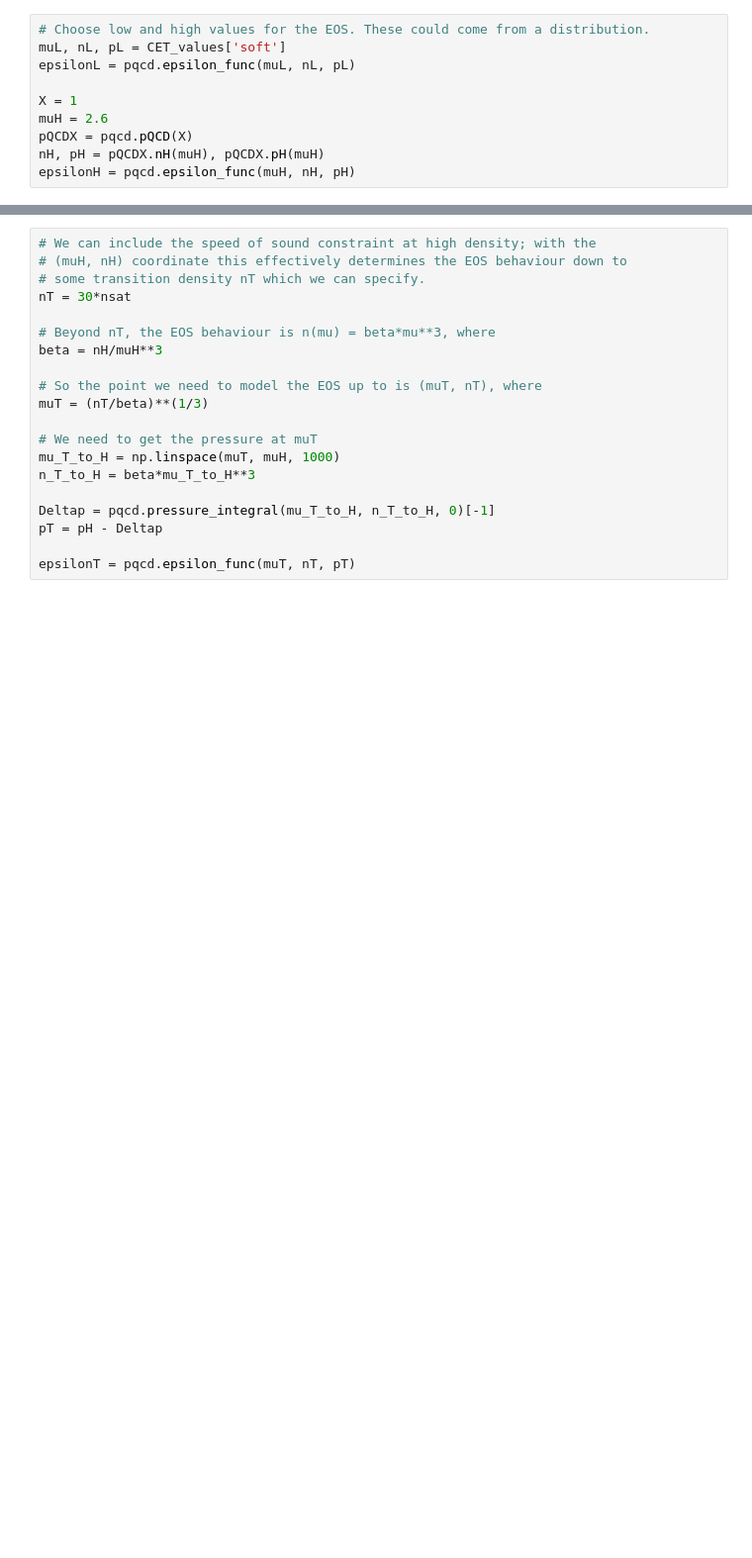
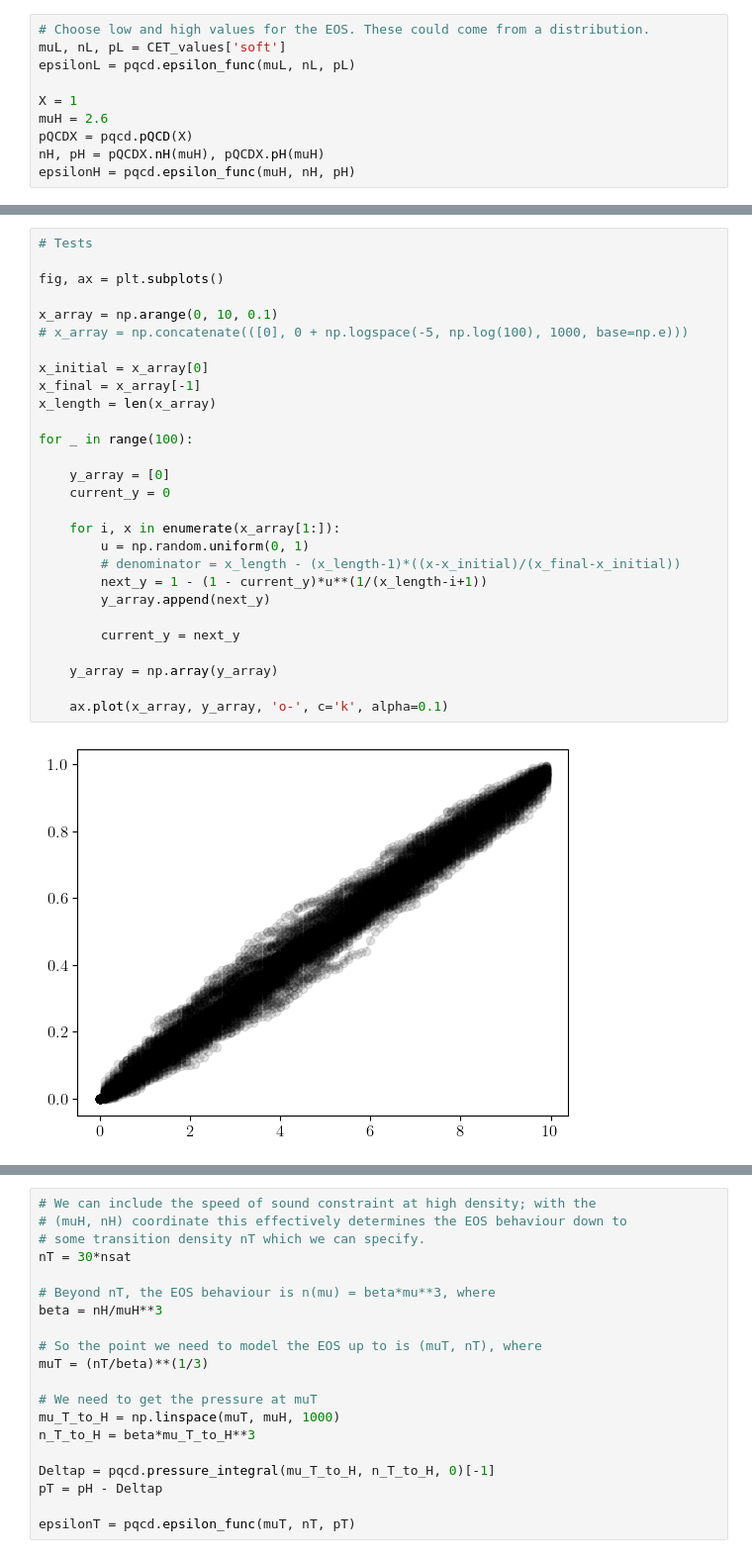
Before and after one commit to eliotfinch/pqcd, a Jupyter notebook: notebooks/generate_eos.ipynb, the cells around one changed output, grey strips where cells are left out. Shown at 99% size. Drawn from its saved outputs; the diff is of its cells as text; blank space fills up the shorter version.

```diff
--- a/notebooks/generate_eos.ipynb
+++ b/notebooks/generate_eos.ipynb
@@ -30,0 +84,30 @@ epsilonH = pqcd.epsilon_func(muH, nH, pH)
+# %%
+# Tests
+
+fig, ax = plt.subplots()
+
+x_array = np.arange(0, 10, 0.1)
+# x_array = np.concatenate(([0], 0 + np.logspace(-5, np.log(100), 1000, base=np.e)))
+
+x_initial = x_array[0]
+x_final = x_array[-1]
+x_length = len(x_array)
+
+for _ in range(100):
+
+    y_array = [0]
+    current_y = 0
+
+    for i, x in enumerate(x_array[1:]):
+        u = np.random.uniform(0, 1)
+        # denominator = x_length - (x_length-1)*((x-x_initial)/(x_final-x_initial))
+        next_y = 1 - (1 - current_y)*u**(1/(x_length-i+1))
+        y_array.append(next_y)
+
+        current_y = next_y
+
+    y_array = np.array(y_array)
+
+    ax.plot(x_array, y_array, 'o-', c='k', alpha=0.1)
+# %% [output]
+[figure, added]
```
Also changed, not shown: parts of 20 cells of this notebook.
